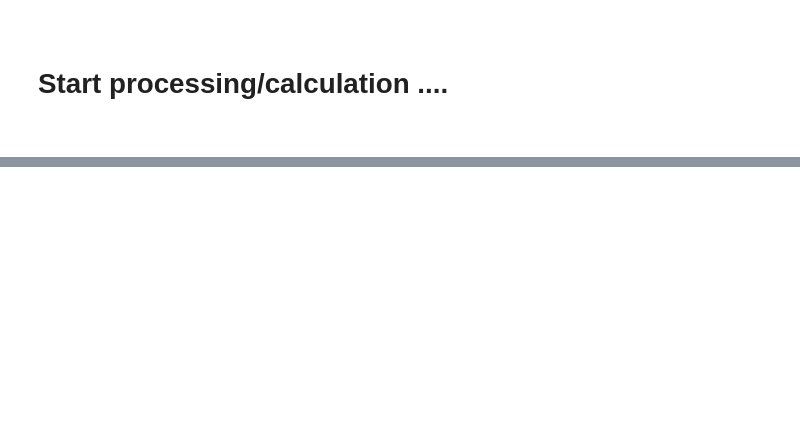
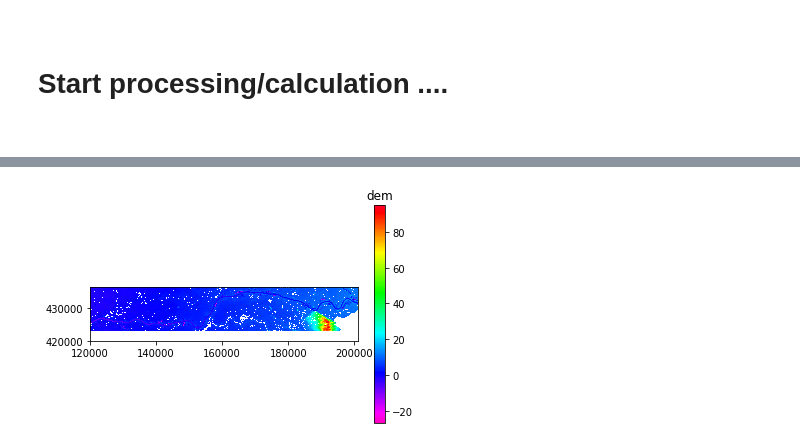
Before and after one commit to UU-Hydro/RiverScape, a Jupyter notebook: scratch/version_201909XX/intervent_parameter.ipynb, the cells around one changed output, grey strips where cells are left out. Cells and saved outputs as stored; diff of their text form; code cells hidden in the pictures; blank space fills up the shorter version.

```diff
--- a/scratch/version_201909XX/intervent_parameter.ipynb
+++ b/scratch/version_201909XX/intervent_parameter.ipynb
@@ -290,0 +184,6 @@ for measure in msr_list:
+# %%
+# plot the digital elevation model
+pcr.aguila(geom.dem)
+dem = geom.dem ; pcr.plot(dem)
+# %% [output]
+[figure, added]
```
Also changed, not shown: parts of 71 cells of this notebook, 18 other files.
